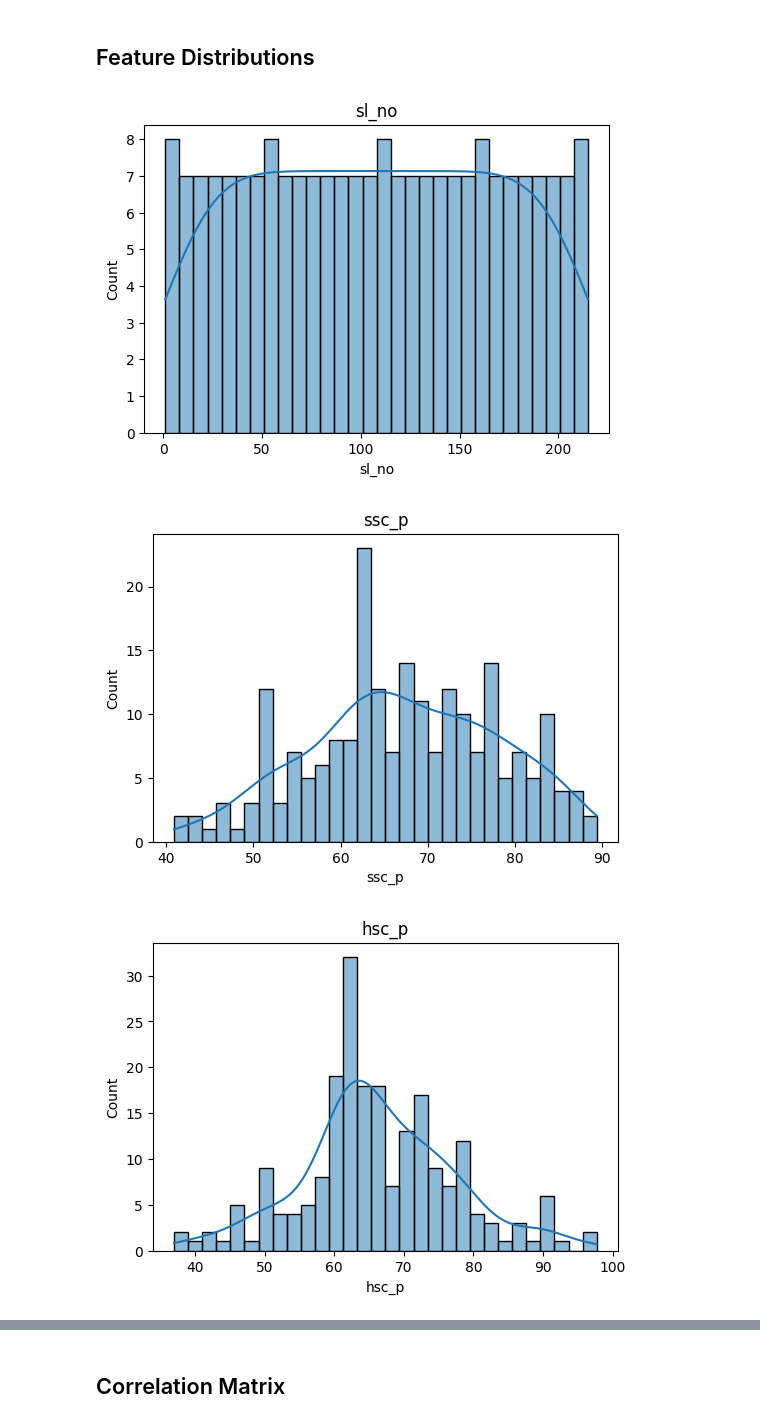
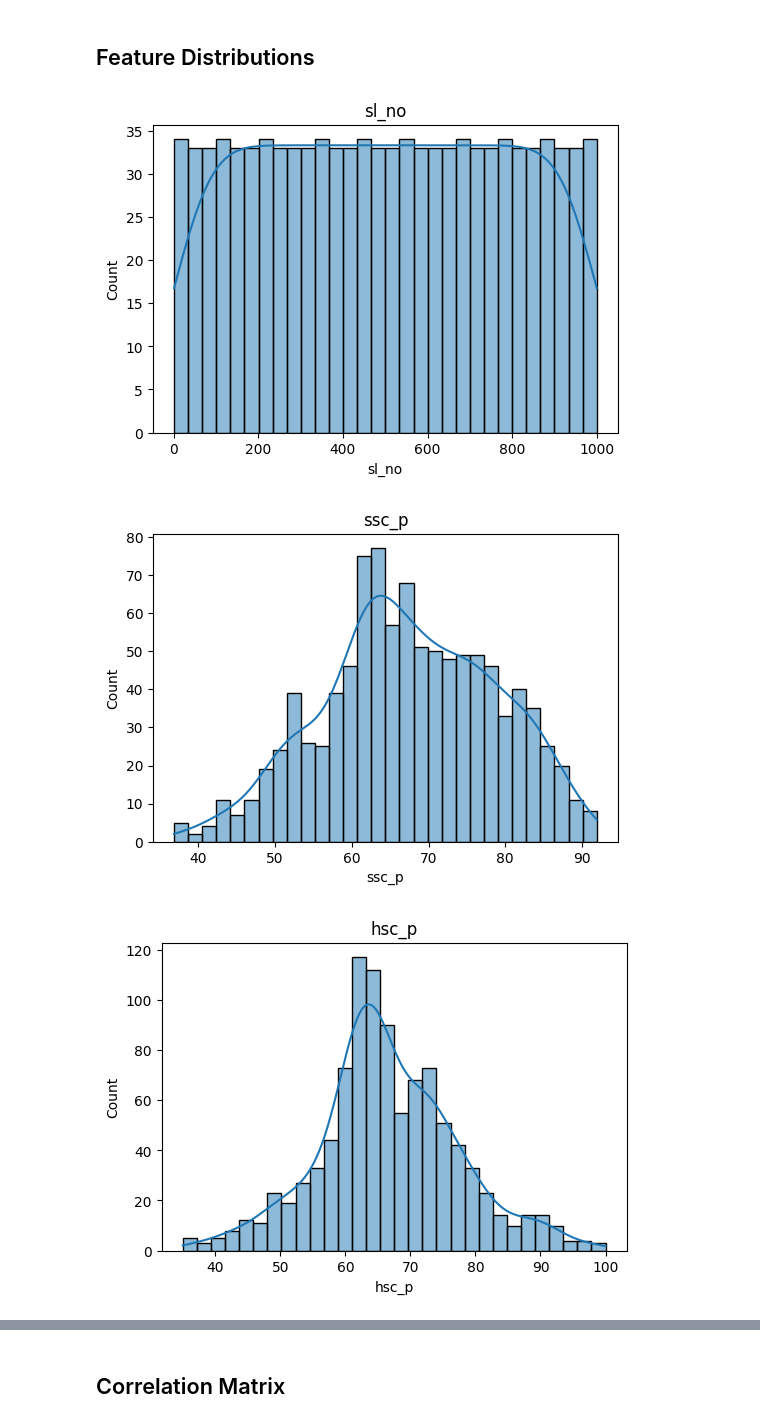
Before and after one commit to ishaans-hestabit/ishaan-sahu-trainee-hestabit, a Jupyter notebook: Week-6/src/notebooks/EDA before.ipynb, the cells around one changed output, grey strips where cells are left out. Drawn from its saved outputs; the diff is of its cells as text; code cells hidden in the pictures.

```diff
--- a/Week-6/src/notebooks/EDA before.ipynb
+++ b/Week-6/src/notebooks/EDA before.ipynb
@@ -7,7 +7,7 @@ import os
 
 output_dir = "../images/EDA/"
 
-df = pd.read_csv("../data/raw/Placement_Data.csv")
+df = pd.read_csv("../data/raw/placement_dataset_1000.csv")
 # %%
 print(df.shape)
 # %% [output]
@@ -79,24 +79,14 @@ dtype: float64
 # %%
 import matplotlib.pyplot as plt
 import seaborn as sns
 numerical_cols = df.select_dtypes(include=['number']).columns.tolist()
 
 for col in numerical_cols:
     plt.figure(figsize=(6, 4))
     sns.histplot(df[col], bins=30, kde=True)
     plt.title(col)
     plt.show()
-
-
-for dtype in df['degree_t'].unique():
-    subset = df[df['degree_t'] == dtype]['degree_p']
-    plt.hist(subset, bins=20, alpha=0.5, label=dtype)
-
-plt.legend()
-plt.title('degree_p split by degree_t')
-plt.xlabel('degree_p')
-plt.show()
 # %% [output]
-[figure, old version]
+[figure, new version]
-[figure, old version]
+[figure, new version]
-[figure, old version]
+[figure, new version]
```
Also changed, not shown: parts of 9 cells of this notebook, 36 other files.
